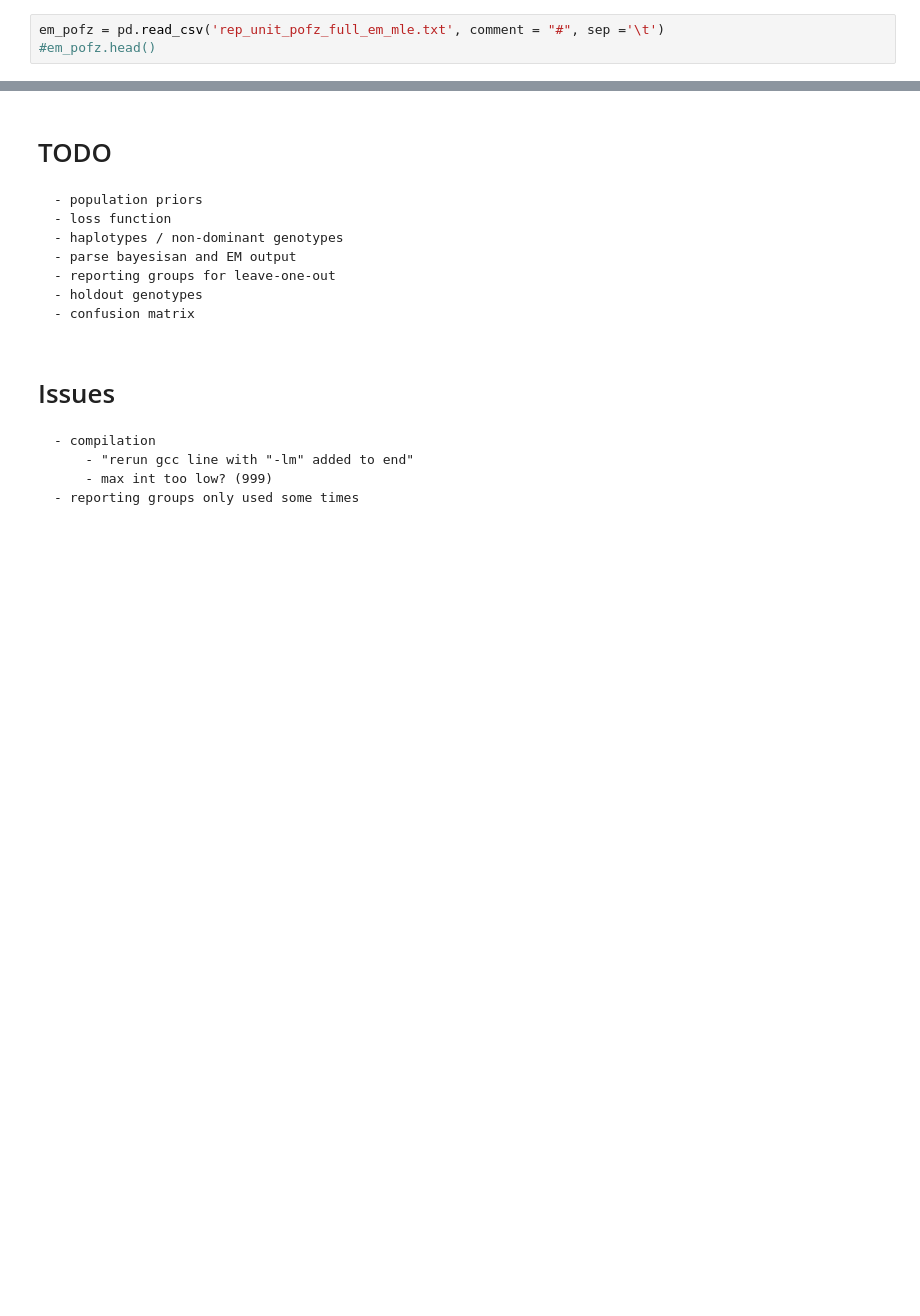
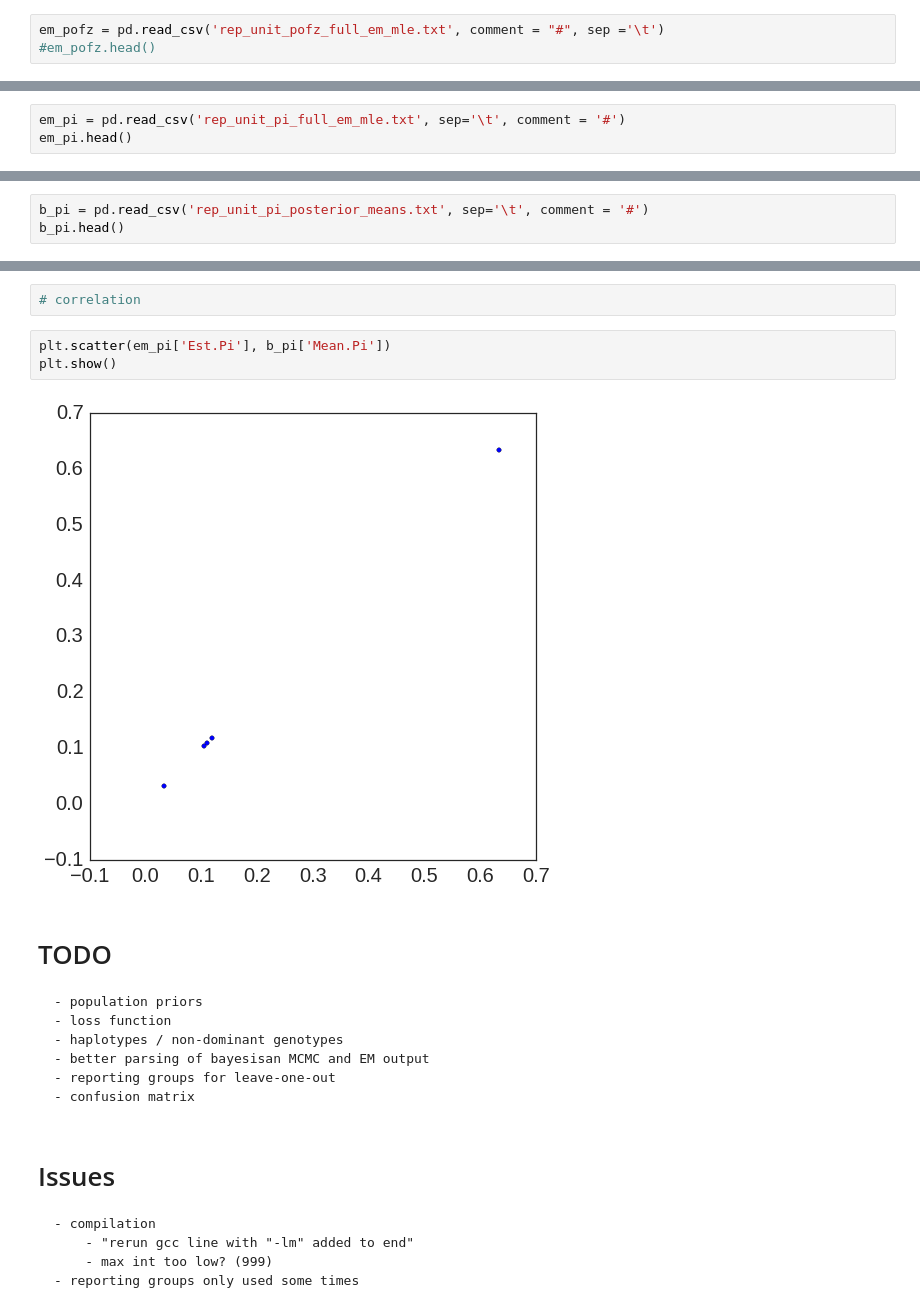
Before and after one commit to rwaples/chinook_gsi_example, a Jupyter notebook: gsi_sim.ipynb, the cells around one changed output, grey strips where cells are left out. Saved outputs shown, nothing was run; the diff lists cells and outputs as text; blank space fills up the shorter version.

```diff
--- a/gsi_sim.ipynb
+++ b/gsi_sim.ipynb
@@ -440,0 +511,3 @@ plt.show()
+# %%
+em_pi = pd.read_csv('rep_unit_pi_full_em_mle.txt', sep='\t', comment = '#')
+em_pi.head()
@@ -440,0 +521,3 @@ plt.show()
+# %%
+b_pi = pd.read_csv('rep_unit_pi_posterior_means.txt', sep='\t', comment = '#')
+b_pi.head()
@@ -441,11 +531,17 @@ plt.show()
+# %%
+# correlation
+# %%
+plt.scatter(em_pi['Est.Pi'], b_pi['Mean.Pi'])
+plt.show()
+# %% [output]
+[figure, added]
 # %% [markdown]
 # TODO
     - population priors
     - loss function
     - haplotypes / non-dominant genotypes
-    - parse bayesisan and EM output
+    - better parsing of bayesisan MCMC and EM output
     - reporting groups for leave-one-out
-    - holdout genotypes
     - confusion matrix
 # %% [markdown]
 # Issues
```
Also changed, not shown: parts of 24 cells of this notebook, 45 other files.
